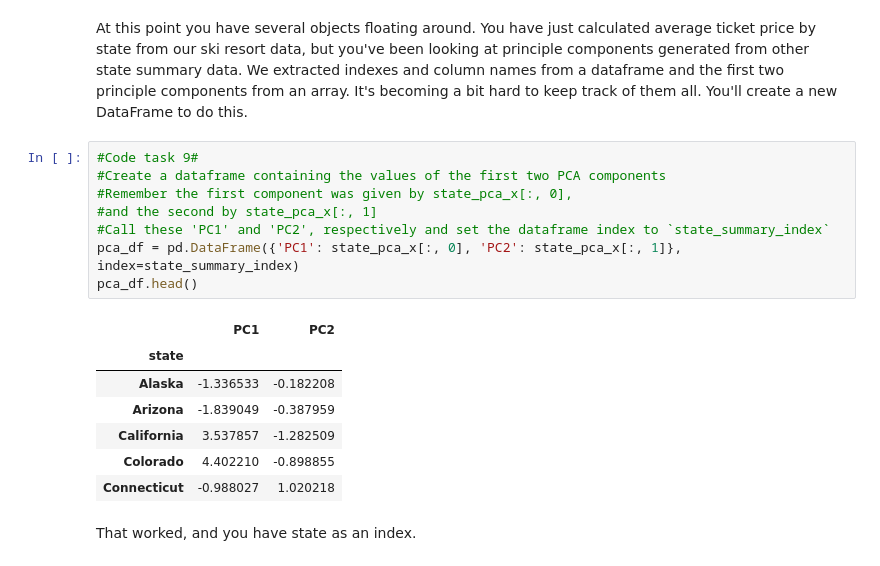
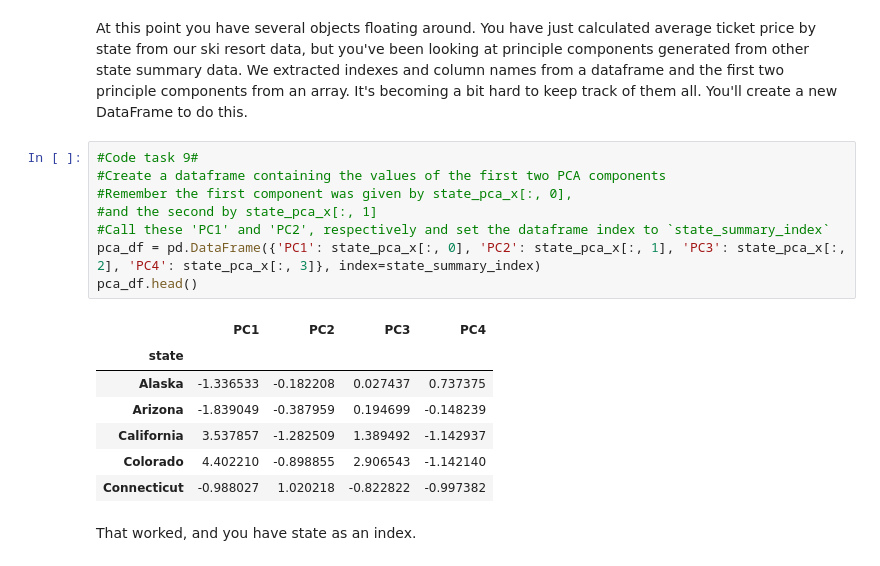
Before and after one commit to Pandeming/DataScienceGuidedCapstone, a Jupyter notebook: Notebooks/03_exploratory_data_analysis.ipynb, the cells around one changed output. Cells and saved outputs as stored; diff of their text form.

Commit message:
Wrote Summary

```diff
--- a/Notebooks/03_exploratory_data_analysis.ipynb
+++ b/Notebooks/03_exploratory_data_analysis.ipynb
@@ -465,19 +465,19 @@ At this point you have several objects floating around. You have just calculated
 # %%
 #Code task 9#
 #Create a dataframe containing the values of the first two PCA components
 #Remember the first component was given by state_pca_x[:, 0],
 #and the second by state_pca_x[:, 1]
 #Call these 'PC1' and 'PC2', respectively and set the dataframe index to `state_summary_index`
-pca_df = pd.DataFrame({'PC1': state_pca_x[:, 0], 'PC2': state_pca_x[:, 1]}, index=state_summary_index)
+pca_df = pd.DataFrame({'PC1': state_pca_x[:, 0], 'PC2': state_pca_x[:, 1], 'PC3': state_pca_x[:, 2], 'PC4': state_pca_x[:, 3]}, index=state_summary_index)
 pca_df.head()
 # %% [output]
-|  | PC1 | PC2 |
-| state |  |  |
-| Alaska | -1.336533 | -0.182208 |
-| Arizona | -1.839049 | -0.387959 |
-| California | 3.537857 | -1.282509 |
-| Colorado | 4.402210 | -0.898855 |
-| Connecticut | -0.988027 | 1.020218 |
+|  | PC1 | PC2 | PC3 | PC4 |
+| state |  |  |  |  |
+| Alaska | -1.336533 | -0.182208 | 0.027437 | 0.737375 |
+| Arizona | -1.839049 | -0.387959 | 0.194699 | -0.148239 |
+| California | 3.537857 | -1.282509 | 1.389492 | -1.142937 |
+| Colorado | 4.402210 | -0.898855 | 2.906543 | -1.142140 |
+| Connecticut | -0.988027 | 1.020218 | -0.822822 | -0.997382 |
 # %% [markdown]
 That worked, and you have state as an index.
 # %%
```
Also changed, not shown: parts of 8 cells of this notebook.
